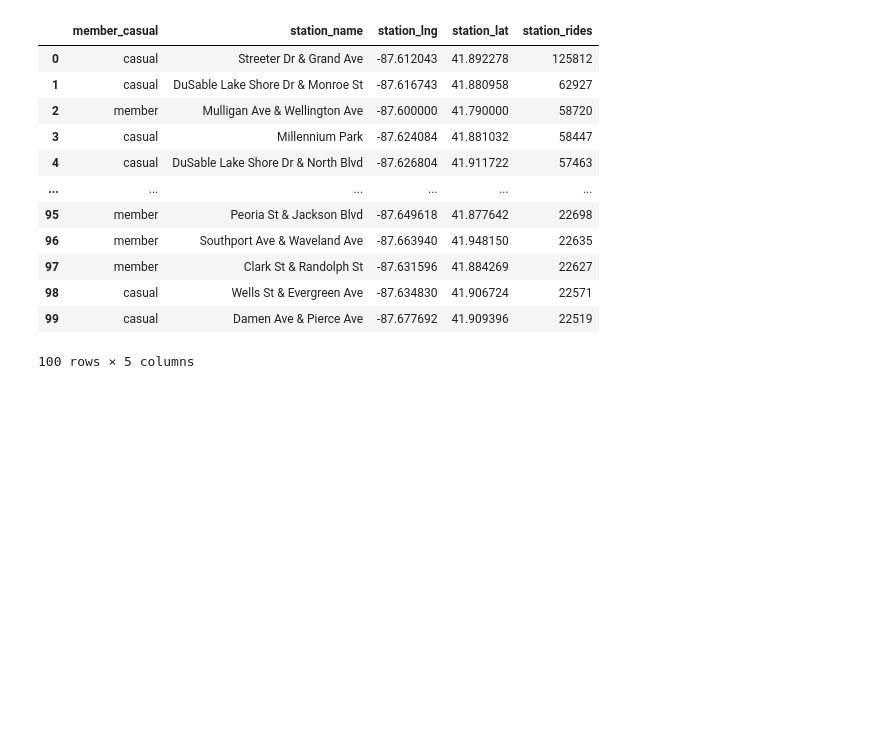
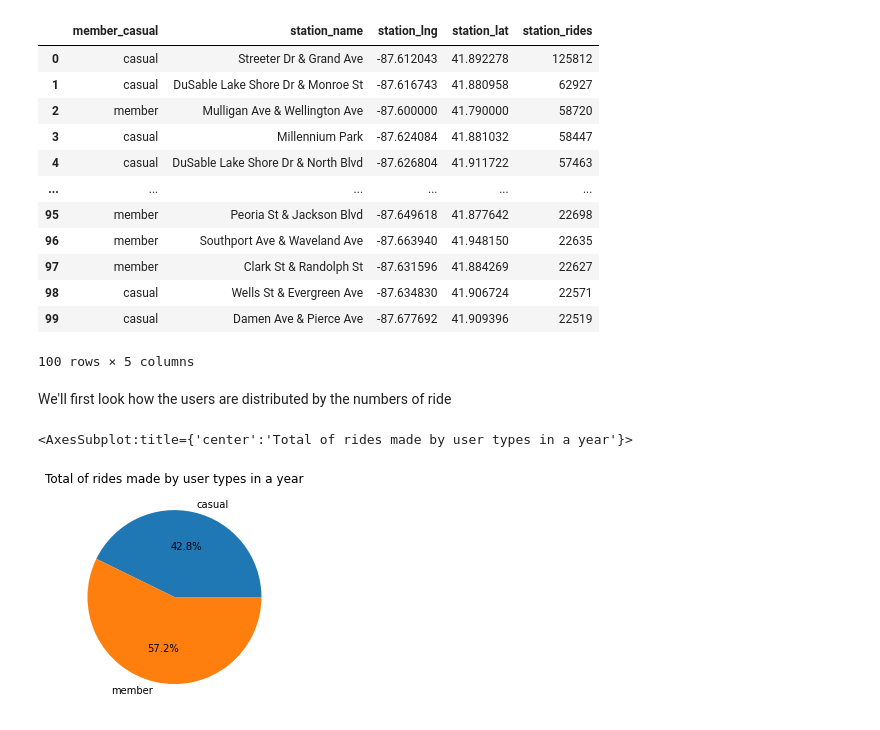
Before and after one commit to AlvaroValdelamar/Google-Data-Capstone-Project, a Jupyter notebook: src/main_script.ipynb, the cells around one changed output. Saved outputs shown, nothing was run; the diff lists cells and outputs as text; code cells hidden in the pictures; blank space fills up the shorter version.

```diff
--- a/src/main_script.ipynb
+++ b/src/main_script.ipynb
@@ -958,3 +950,10 @@ station_traffic.head(100)
 | 98 | casual | Wells St & Evergreen Ave | -87.634830 | 41.906724 | 22571 |
 | 99 | casual | Damen Ave & Pierce Ave | -87.677692 | 41.909396 | 22519 |
 100 rows × 5 columns
+# %% [markdown]
+We'll first look how the users are distributed by the numbers of ride
+# %%
+df_coordinates.groupby(['member_casual']).size().plot(kind='pie', autopct='%1.1f%%', ylabel='', title='Total of rides made by user types in a year')
+# %% [output]
+<AxesSubplot:title={'center':'Total of rides made by user types in a year'}>
+[figure, added]
```
Also changed, not shown: parts of 6 cells of this notebook.
